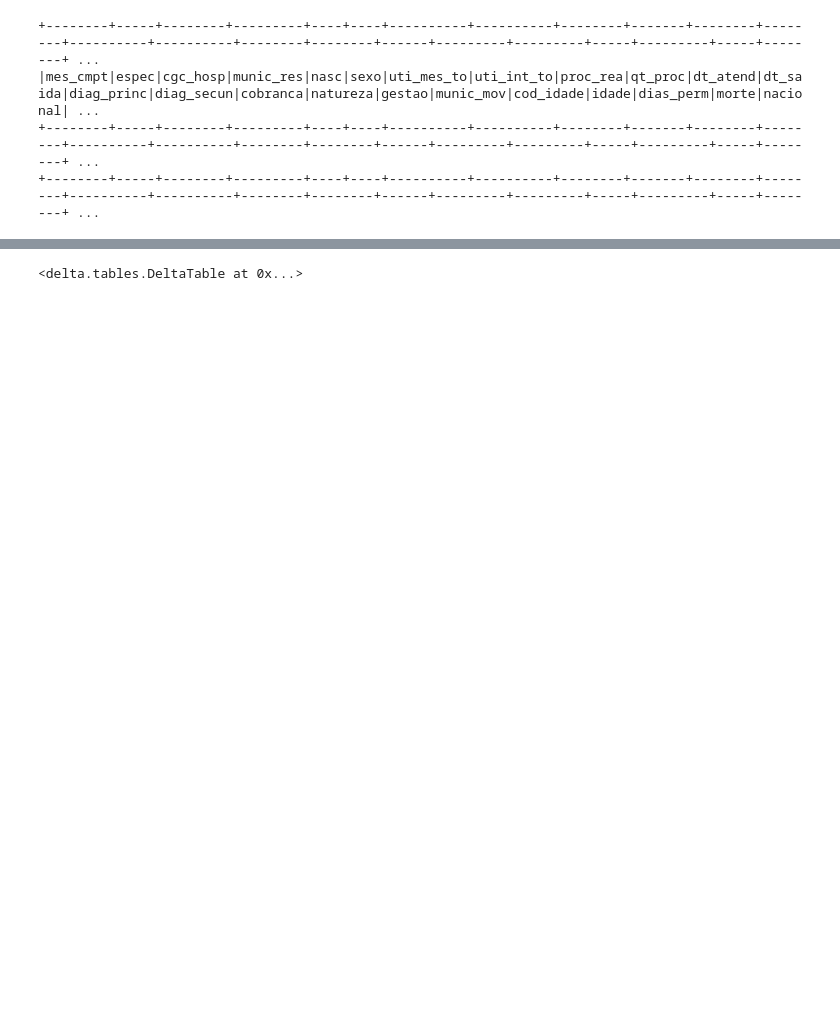
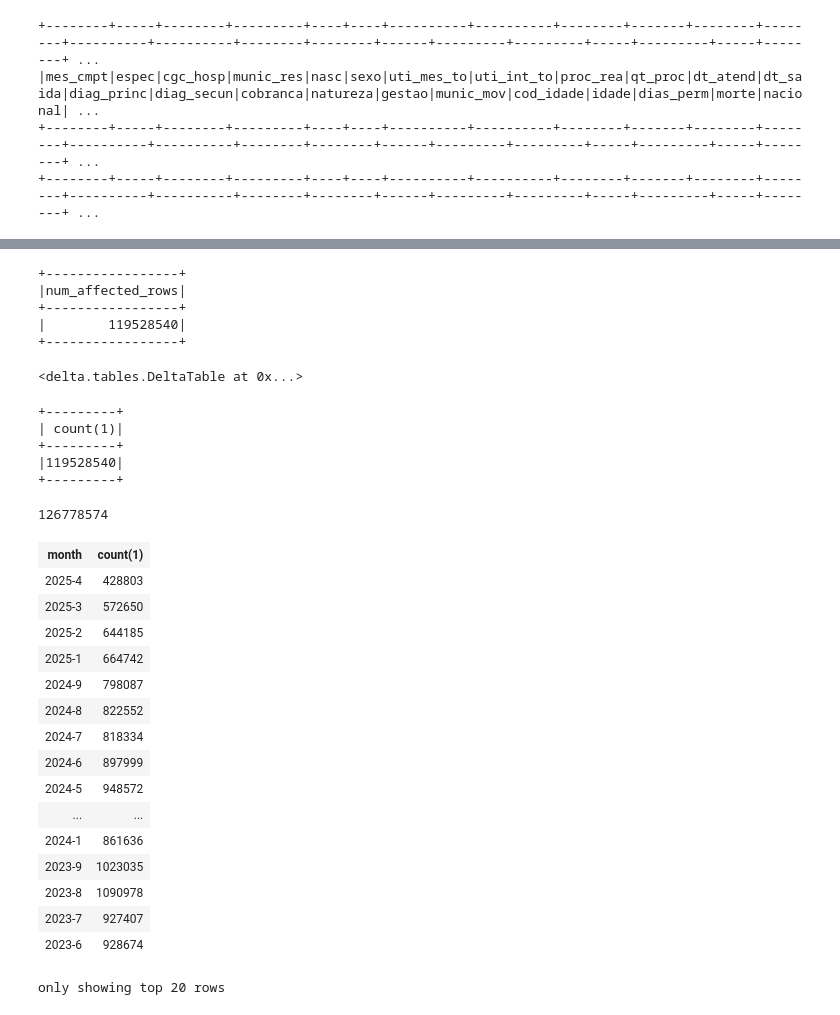
Before and after one commit to luizhenriquemm/spark-lab, a Jupyter notebook: data/jupyter/tcc/processamento_bases/stage_ciha_step1.ipynb, the cells around one changed output, grey strips where cells are left out. Saved outputs shown, nothing was run; the diff lists cells and outputs as text; code cells hidden in the pictures; blank space fills up the shorter version.

```diff
--- a/data/jupyter/tcc/processamento_bases/stage_ciha_step1.ipynb
+++ b/data/jupyter/tcc/processamento_bases/stage_ciha_step1.ipynb
@@ -568,3 +1007,11 @@ ciha_step1.write.partitionBy("ano_cmpt").format("delta").save("s3a://datalake/st
+# %%
+spark.sql("delete from stage.ciha_step1").show()
+# %% [output]
++-----------------+
+|num_affected_rows|
++-----------------+
+|        119528540|
++-----------------+
 # %%
 DeltaTable.createIfNotExists(spark) \
   .tableName("stage.ciha_step1") \
@@ -577,0 +1025,32 @@ ciha_step1.write.insertInto("stage.ciha_step1")
+# %%
+spark.sql("select count(*) from stage.ciha_step1").show()
+# %% [output]
++---------+
+| count(1)|
++---------+
+|119528540|
++---------+
+# %%
+ciha_step1.count()
+# %% [output]
+126778574
+# %%
+spark.sql("select concat(year(cast(dt_atend as date)), '-', month(cast(dt_atend as date))) as month, count(*) from stage.ciha_step1 group by 1 order by 1 desc")
+# %% [output]
+| month | count(1) |
+| 2025-4 | 428803 |
+| 2025-3 | 572650 |
+| 2025-2 | 644185 |
+| 2025-1 | 664742 |
+| 2024-9 | 798087 |
+| 2024-8 | 822552 |
+| 2024-7 | 818334 |
+| 2024-6 | 897999 |
+| 2024-5 | 948572 |
+| ... | ... |
+| 2024-1 | 861636 |
+| 2023-9 | 1023035 |
+| 2023-8 | 1090978 |
+| 2023-7 | 927407 |
+| 2023-6 | 928674 |
+only showing top 20 rows
```
Also changed, not shown: parts of 45 cells of this notebook, 13 other files.
